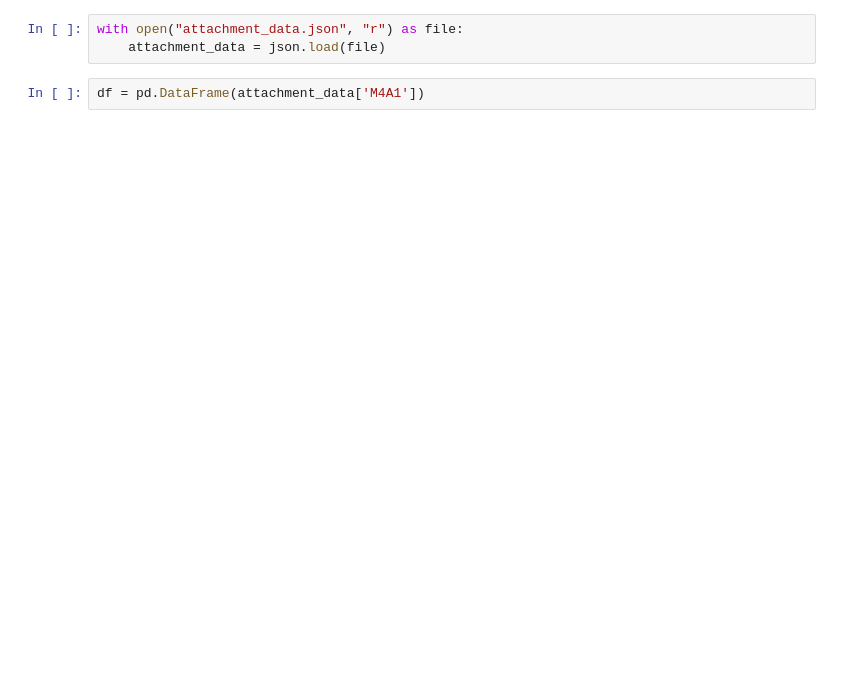
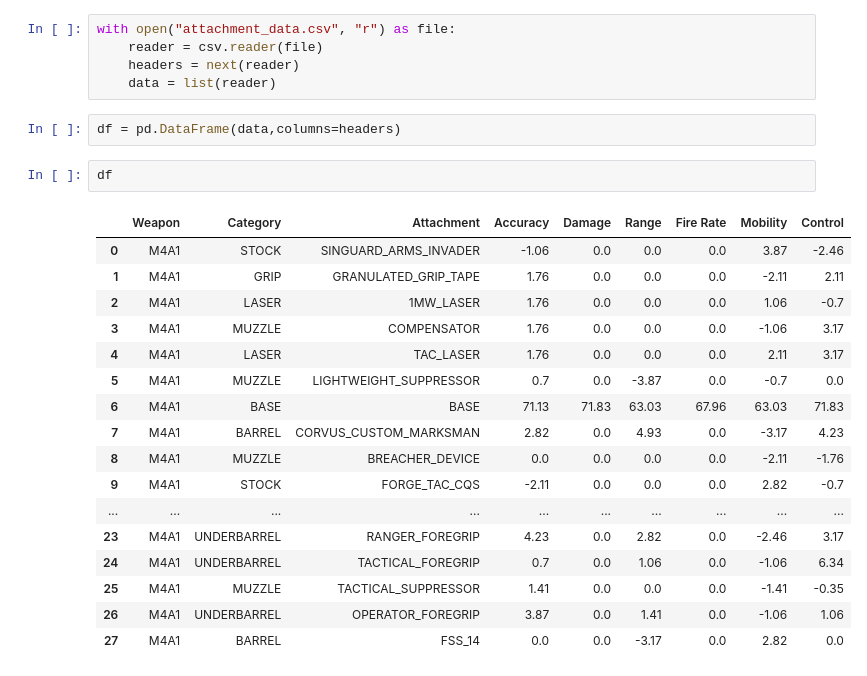
Before and after one commit to mdhwang/Modern-Warfare-Weapon-Stats-Visualization, a Jupyter notebook: Radar Chart Test.ipynb, the cells around one changed output. Drawn from its saved outputs; the diff is of its cells as text; blank space fills up the shorter version.

Commit message:
updated data structure + radar charts

```diff
--- a/Radar Chart Test.ipynb
+++ b/Radar Chart Test.ipynb
@@ -12,5 +7,27 @@ calling yaml.load() without Loader=... is deprecated, as the default Loader is u
 # %%
-with open("attachment_data.json", "r") as file:
-    attachment_data = json.load(file)
+with open("attachment_data.csv", "r") as file:
+    reader = csv.reader(file)
+    headers = next(reader)
+    data = list(reader)
 # %%
-df = pd.DataFrame(attachment_data['M4A1'])
+df = pd.DataFrame(data,columns=headers)
+# %%
+df
+# %% [output]
+|  | Weapon | Category | Attachment | Accuracy | Damage | Range | Fire Rate | Mobility | Control |
+| 0 | M4A1 | STOCK | SINGUARD_ARMS_INVADER | -1.06 | 0.0 | 0.0 | 0.0 | 3.87 | -2.46 |
+| 1 | M4A1 | GRIP | GRANULATED_GRIP_TAPE | 1.76 | 0.0 | 0.0 | 0.0 | -2.11 | 2.11 |
+| 2 | M4A1 | LASER | 1MW_LASER | 1.76 | 0.0 | 0.0 | 0.0 | 1.06 | -0.7 |
+| 3 | M4A1 | MUZZLE | COMPENSATOR | 1.76 | 0.0 | 0.0 | 0.0 | -1.06 | 3.17 |
+| 4 | M4A1 | LASER | TAC_LASER | 1.76 | 0.0 | 0.0 | 0.0 | 2.11 | 3.17 |
+| 5 | M4A1 | MUZZLE | LIGHTWEIGHT_SUPPRESSOR | 0.7 | 0.0 | -3.87 | 0.0 | -0.7 | 0.0 |
+| 6 | M4A1 | BASE | BASE | 71.13 | 71.83 | 63.03 | 67.96 | 63.03 | 71.83 |
+| 7 | M4A1 | BARREL | CORVUS_CUSTOM_MARKSMAN | 2.82 | 0.0 | 4.93 | 0.0 | -3.17 | 4.23 |
+| 8 | M4A1 | MUZZLE | BREACHER_DEVICE | 0.0 | 0.0 | 0.0 | 0.0 | -2.11 | -1.76 |
+| 9 | M4A1 | STOCK | FORGE_TAC_CQS | -2.11 | 0.0 | 0.0 | 0.0 | 2.82 | -0.7 |
+| ... | ... | ... | ... | ... | ... | ... | ... | ... | ... |
+| 23 | M4A1 | UNDERBARREL | RANGER_FOREGRIP | 4.23 | 0.0 | 2.82 | 0.0 | -2.46 | 3.17 |
+| 24 | M4A1 | UNDERBARREL | TACTICAL_FOREGRIP | 0.7 | 0.0 | 1.06 | 0.0 | -1.06 | 6.34 |
+| 25 | M4A1 | MUZZLE | TACTICAL_SUPPRESSOR | 1.41 | 0.0 | 0.0 | 0.0 | -1.41 | -0.35 |
+| 26 | M4A1 | UNDERBARREL | OPERATOR_FOREGRIP | 3.87 | 0.0 | 1.41 | 0.0 | -1.06 | 1.06 |
+| 27 | M4A1 | BARREL | FSS_14 | 0.0 | 0.0 | -3.17 | 0.0 | 2.82 | 0.0 |
```
Also changed, not shown: parts of 10 cells of this notebook, 4 other files.
